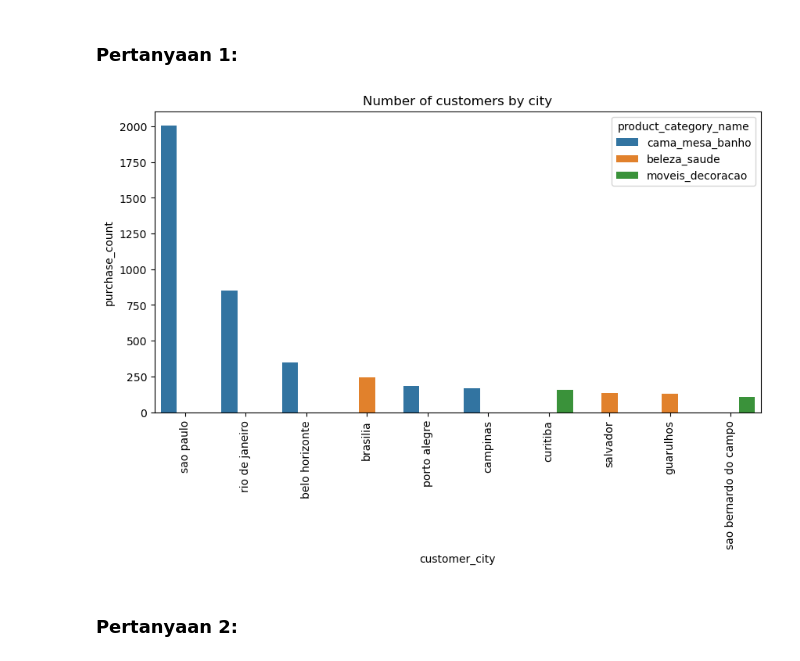
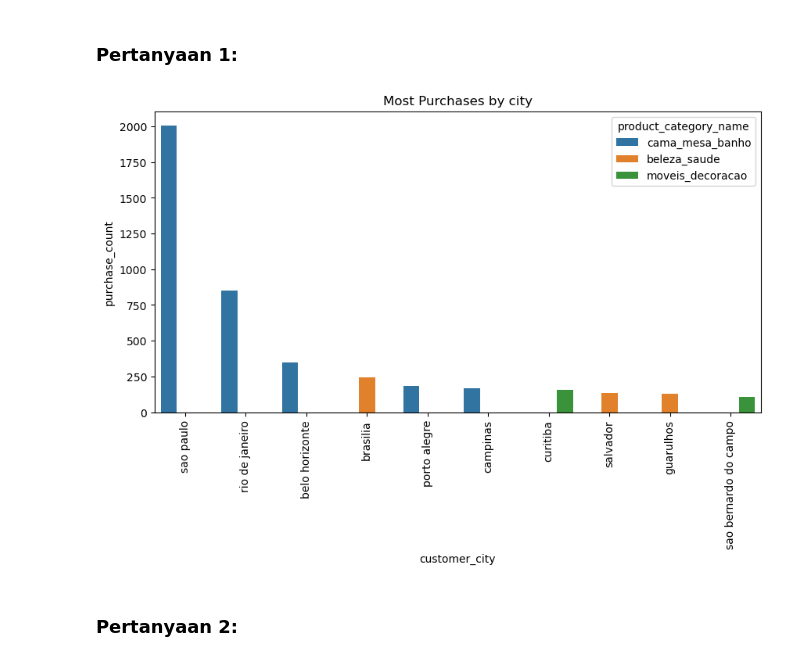
Before and after one commit to bayuik/analysis_data_e_commerce, a Jupyter notebook: e-commerce_analysis.ipynb, the cells around one changed output. Drawn from its saved outputs; the diff is of its cells as text; code cells hidden in the pictures.

```diff
--- a/e-commerce_analysis.ipynb
+++ b/e-commerce_analysis.ipynb
@@ -200,6 +209,6 @@ orders_dataset
 99441 rows × 2 columns
 # %%
 order_items_dataset.drop(
-    ['order_item_id', 'seller_id', 'shipping_limit_date'], axis=1, inplace=True)
+    ['order_item_id', 'seller_id', 'shipping_limit_date', 'price'], axis=1, inplace=True)
 order_items_dataset.head()
 # %% [output]
@@ -339,18 +346,18 @@ df.groupby(by=['product_category_name']).agg({
 # %%
 by_city = df.groupby(['customer_city', 'product_category_name']).size().reset_index(name='purchase_count')
 top_category_per_city = by_city.sort_values(by=['customer_city', 'purchase_count'], ascending=[
                                             True, False]).groupby('customer_city').first().reset_index()
 plt.figure(figsize=(10, 5))
 sns.barplot(
     x='customer_city',
     y='purchase_count',
     hue='product_category_name',
     data=top_category_per_city.nlargest(10, 'purchase_count'))
-plt.title('Number of customers by city')
+plt.title('Most Purchases by city')
 plt.xticks(rotation=90)
 plt.show()
 # %% [output]
-[figure, old version]
+[figure, new version]
 # %% [markdown]
 ### Pertanyaan 2:
 # %%
```
Also changed, not shown: parts of 16 cells of this notebook.
